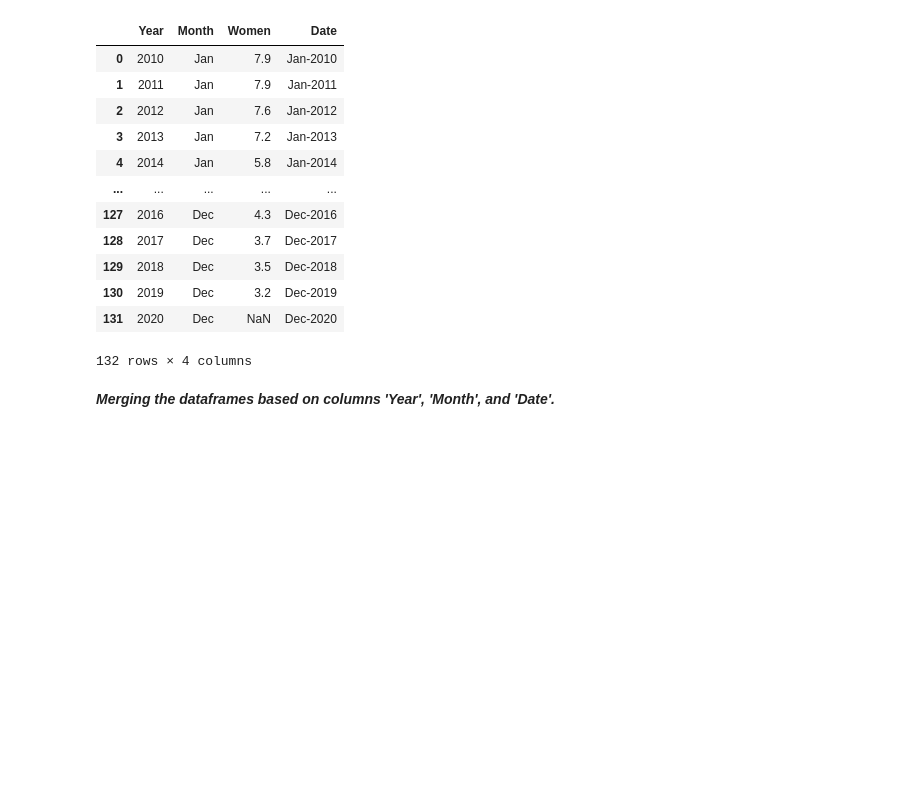
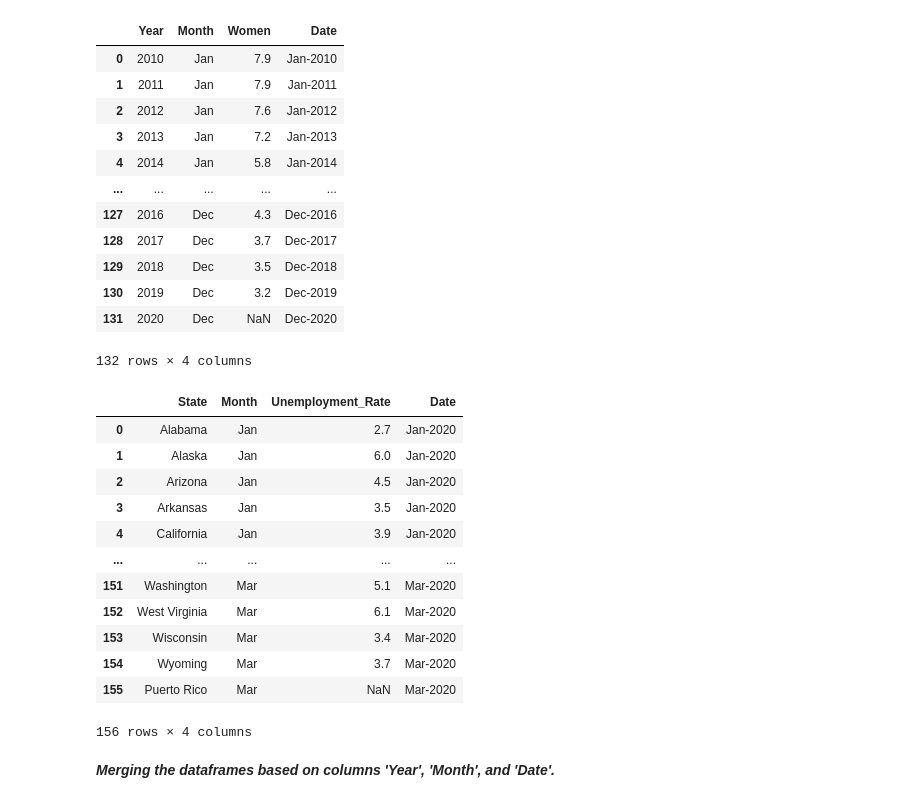
Before and after one commit to anushirahatti/unemployment-data, a Jupyter notebook: src/unemployment_data_preparation.ipynb, the cells around one changed output. Drawn from its saved outputs; the diff is of its cells as text; code cells hidden in the pictures; blank space fills up the shorter version.

```diff
--- a/src/unemployment_data_preparation.ipynb
+++ b/src/unemployment_data_preparation.ipynb
@@ -26,3 +28,5 @@ ue_women = pd.read_csv('https://raw.githubusercontent.com/anushirahatti/unemploy
+# %%
+ue_state = pd.read_csv('https://raw.githubusercontent.com/anushirahatti/unemployment-data/master/raw_data/unemp_by_state.csv', header=0)
 # %% [markdown]
 # Data Transformation
 # %% [markdown]
@@ -237,6 +241,31 @@ ue_women
 | 130 | 2019 | Dec | 3.2 | Dec-2019 |
 | 131 | 2020 | Dec | NaN | Dec-2020 |
 132 rows × 4 columns
+# %%
+df = ue_state.drop(['April', 'May', 'June', 'July', 'Aug.', 'Sept.', 'Oct.', 'Nov.', 'Dec.'], axis=1)
+
+df1 = df.rename(columns={"Jan.": "Jan", "Feb.": "Feb", "March": "Mar"})
+
+ue_state = df1.melt(id_vars=["State"],
+        var_name="Month",
+        value_name="Unemployment_Rate")
+
+ue_state['Date'] = ue_state['Month'].map(str) + '-2020'
+ue_state
+# %% [output]
+|  | State | Month | Unemployment_Rate | Date |
+| 0 | Alabama | Jan | 2.7 | Jan-2020 |
+| 1 | Alaska | Jan | 6.0 | Jan-2020 |
+| 2 | Arizona | Jan | 4.5 | Jan-2020 |
+| 3 | Arkansas | Jan | 3.5 | Jan-2020 |
+| 4 | California | Jan | 3.9 | Jan-2020 |
+| ... | ... | ... | ... | ... |
+| 151 | Washington | Mar | 5.1 | Mar-2020 |
+| 152 | West Virginia | Mar | 6.1 | Mar-2020 |
+| 153 | Wisconsin | Mar | 3.4 | Mar-2020 |
+| 154 | Wyoming | Mar | 3.7 | Mar-2020 |
+| 155 | Puerto Rico | Mar | NaN | Mar-2020 |
+156 rows × 4 columns
 # %% [markdown]
 ***Merging the dataframes based on columns 'Year', 'Month', and 'Date'.***
 # %%
```
Also changed, not shown: parts of 4 cells of this notebook.
